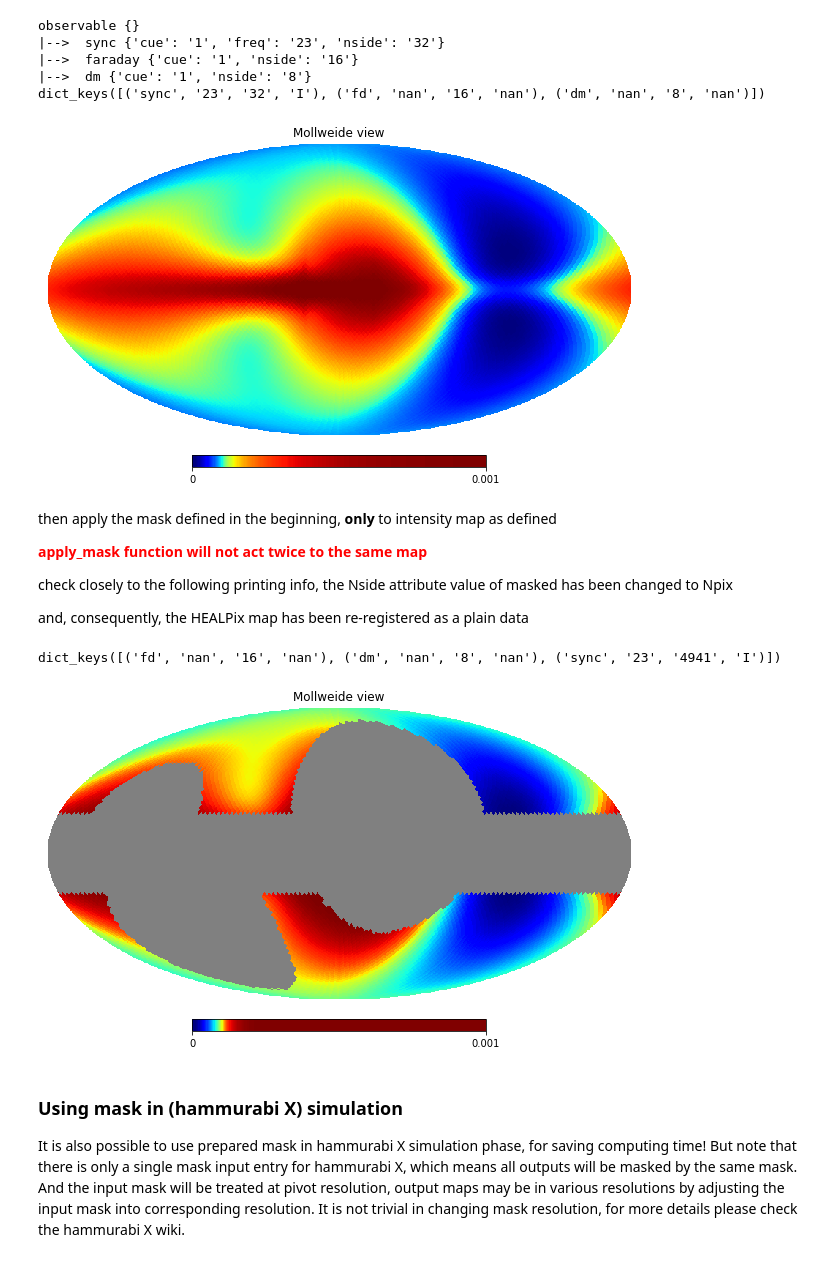
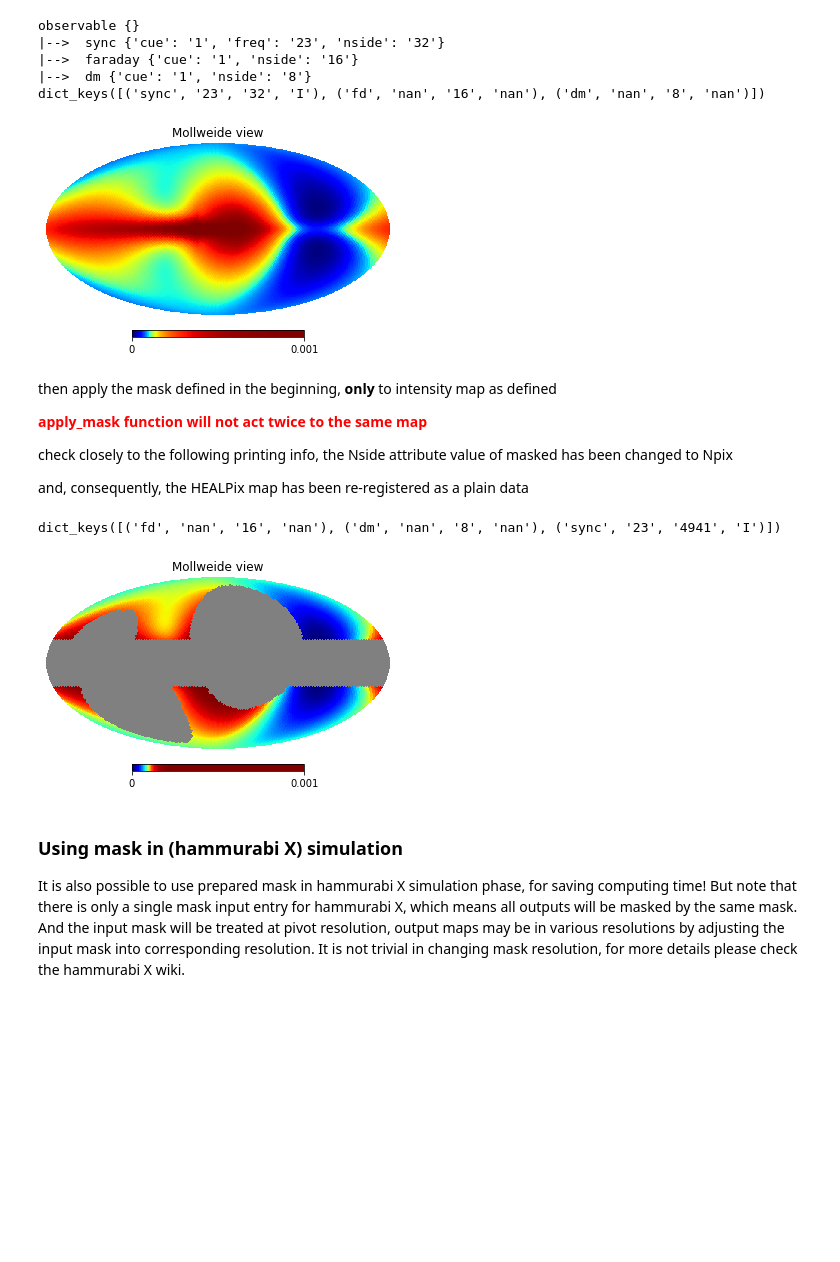
Before and after one commit to IMAGINE-Consortium/imagine, a Jupyter notebook: tutorials/tutorial_four.ipynb, the cells around one changed output. Saved outputs shown, nothing was run; the diff lists cells and outputs as text; code cells hidden in the pictures; blank space fills up the shorter version.

```diff
--- a/tutorials/tutorial_four.ipynb
+++ b/tutorials/tutorial_four.ipynb
@@ -50,7 +51,7 @@ mask_map = np.zeros(hp.nside2npix(mask_nside))
 for i in range(len(mask_map)):
     mask_map[i] = mask_map_val(mask_nside, i)
 
-hp.orthview(mask_map, cmap='coolwarm', rot=(0,90))
-
-hp.mollview(mask_map, cmap='coolwarm')
+matplotlib.rcParams['figure.figsize'] = (10.0, 4.0)
+hp.orthview(mask_map, cmap='coolwarm', rot=(0,90), sub=(1,2,1))
+hp.mollview(mask_map, cmap='coolwarm', sub=(1,2,2))
 # %% [output]
@@ -90,7 +90,7 @@ ensemble_size = 1
 
 # BregWMAP field
 paramlist = {'b0': 6.0, 'psi0': 27.9, 'psi1': 1.3, 'chi0': 24.6}
-breg_wmap = BregWMAP(paramlist, ensemble_size)
+breg_lsa = BregLSA(paramlist, ensemble_size)
 # CREAna field
 paramlist = {'alpha': 3.0, 'beta': 0.0, 'theta': 0.0,
              'r0': 5.6, 'z0': 1.2,
@@ -99,12 +99,12 @@ paramlist = {'alpha': 3.0, 'beta': 0.0, 'theta': 0.0,
 cre_ana = CREAna(paramlist, ensemble_size)
 # FEregYMW16 field
 paramlist = dict()
-fereg_ymw16 = FEregYMW16(paramlist, ensemble_size)
+tereg_ymw16 = TEregYMW16(paramlist, ensemble_size)
 
 # push fields to simulator
-simer.register_fields([breg_wmap, cre_ana, fereg_ymw16])
+simer.register_fields([breg_lsa, cre_ana, tereg_ymw16])
 
-maps = simer([breg_wmap, cre_ana, fereg_ymw16])
+maps = simer([breg_lsa, cre_ana, tereg_ymw16])
 
 print (maps.keys())
 # %% [output]
@@ -116,9 +116,10 @@ dict_keys([('sync', '23', '32', 'I'), ('fd', 'nan', '16', 'nan'), ('dm', 'nan',
 # %%
 unmasked = maps[('sync','23','32','I')].data
 
-hp.mollview(unmasked[0], norm='hist', cmap='jet', min=0, max=1.0e-3)
+matplotlib.rcParams['figure.figsize'] = (10.0, 4.0)
+hp.mollview(unmasked[0], norm='hist', cmap='jet', sub=(1,2,1), min=0, max=1.0e-3)
 # %% [output]
-[figure, old version]
+[figure, new version]
 # %% [markdown]
 then apply the mask defined in the beginning, **only** to intensity map as defined
 
@@ -132,7 +133,7 @@ maps.apply_mask(msk_dict)
 
 print (maps.keys())
 
-raw_map = maps[('sync','23','4941','I')].to_global_data()
+raw_map = maps[('sync','23','4941','I')].data
 
 masked = np.zeros(hp.nside2npix(mask_nside))
 
@@ -144,7 +145,8 @@ for i in range(len(mask_map)):
         masked[i] = raw_map[0,idx]
         idx += int(1)
 
-hp.mollview(masked, norm='hist', cmap='jet', min=0, max=1.0e-3)
+matplotlib.rcParams['figure.figsize'] = (10.0, 4.0)
+hp.mollview(masked, norm='hist', cmap='jet', sub=(1,2,1), min=0, max=1.0e-3)
 
 # correctness check
 for i in range(len(masked)):
@@ -152,7 +154,7 @@ for i in range(len(masked)):
         print ('incorrect mask')
 # %% [output]
 dict_keys([('fd', 'nan', '16', 'nan'), ('dm', 'nan', '8', 'nan'), ('sync', '23', '4941', 'I')])
-[figure, old version]
+[figure, new version]
 # %% [markdown]
 ### Using mask in (hammurabi X) simulation
 It is also possible to use prepared mask in hammurabi X simulation phase, for saving computing time!
```
Also changed, not shown: parts of 3 cells of this notebook, 7 other files.
